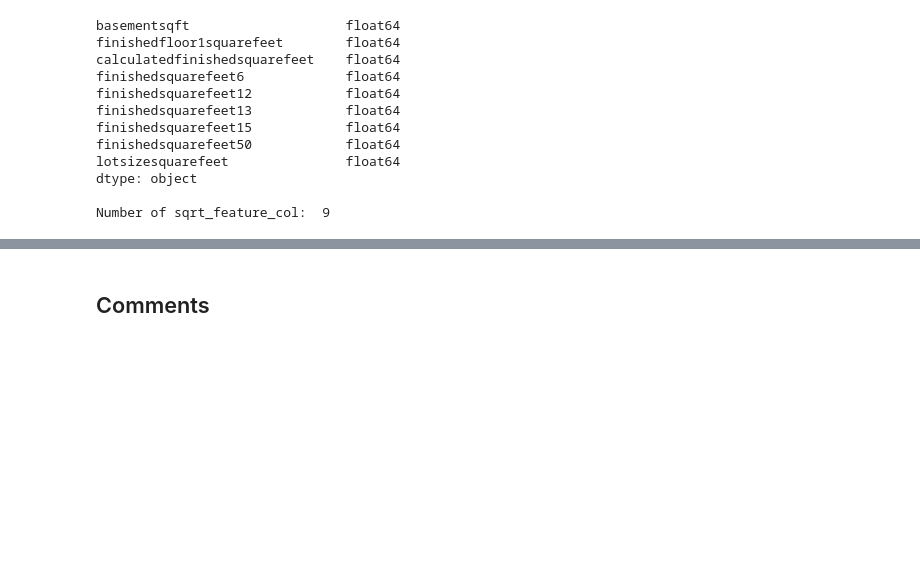
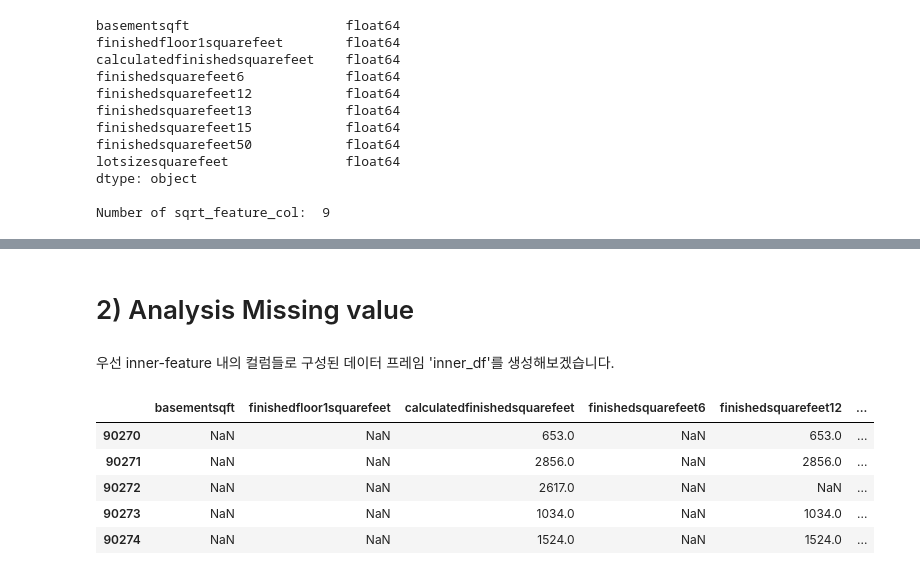
Before and after one commit to hskimim/data-analysis-tutorial, a Jupyter notebook: zillow_prize_estimation/SQRT_feature.ipynb, the cells around one changed output, grey strips where cells are left out. Saved outputs shown, nothing was run; the diff lists cells and outputs as text; code cells hidden in the pictures; blank space fills up the shorter version.

```diff
--- a/zillow_prize_estimation/SQRT_feature.ipynb
+++ b/zillow_prize_estimation/SQRT_feature.ipynb
@@ -122,2 +160,14 @@ plt.show()
-# %% [markdown]
-## Comments
+# %% [markdown]
+# 2) Analysis Missing value
+# %% [markdown]
+우선 inner-feature 내의 컬럼들로 구성된 데이터 프레임 'inner_df'를 생성해보겠습니다.
+# %%
+sqrt_df = train_df[sqrt_feature_col]
+sqrt_df.tail()
+# %% [output]
+|  | basementsqft | finishedfloor1squarefeet | calculatedfinishedsquarefeet | finishedsquarefeet6 | finishedsquarefeet12 | ... |
+| 90270 | NaN | NaN | 653.0 | NaN | 653.0 | ... |
+| 90271 | NaN | NaN | 2856.0 | NaN | 2856.0 | ... |
+| 90272 | NaN | NaN | 2617.0 | NaN | NaN | ... |
+| 90273 | NaN | NaN | 1034.0 | NaN | 1034.0 | ... |
+| 90274 | NaN | NaN | 1524.0 | NaN | 1524.0 | ... |
```
Also changed, not shown: parts of 19 cells of this notebook, 4 other files.
